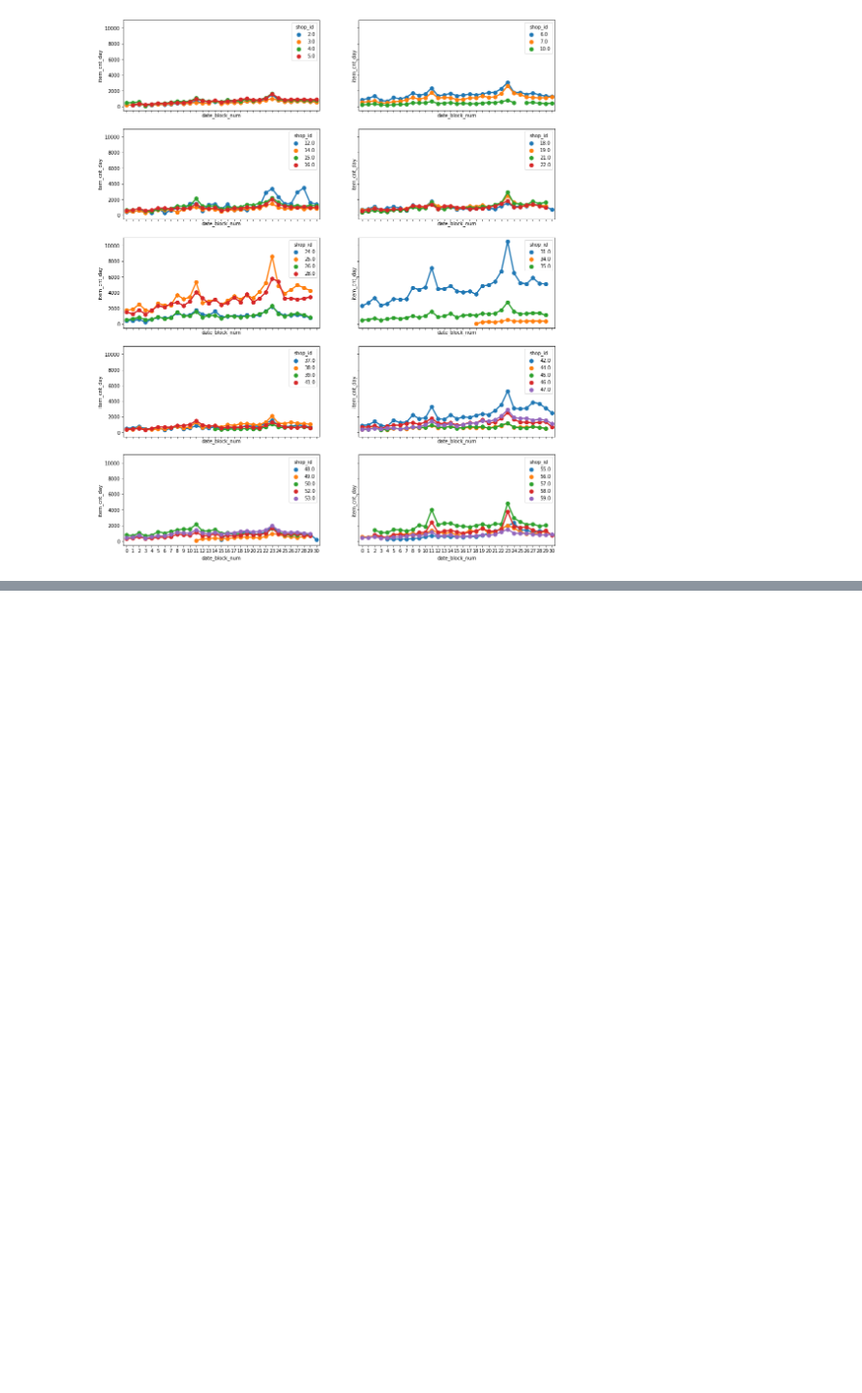
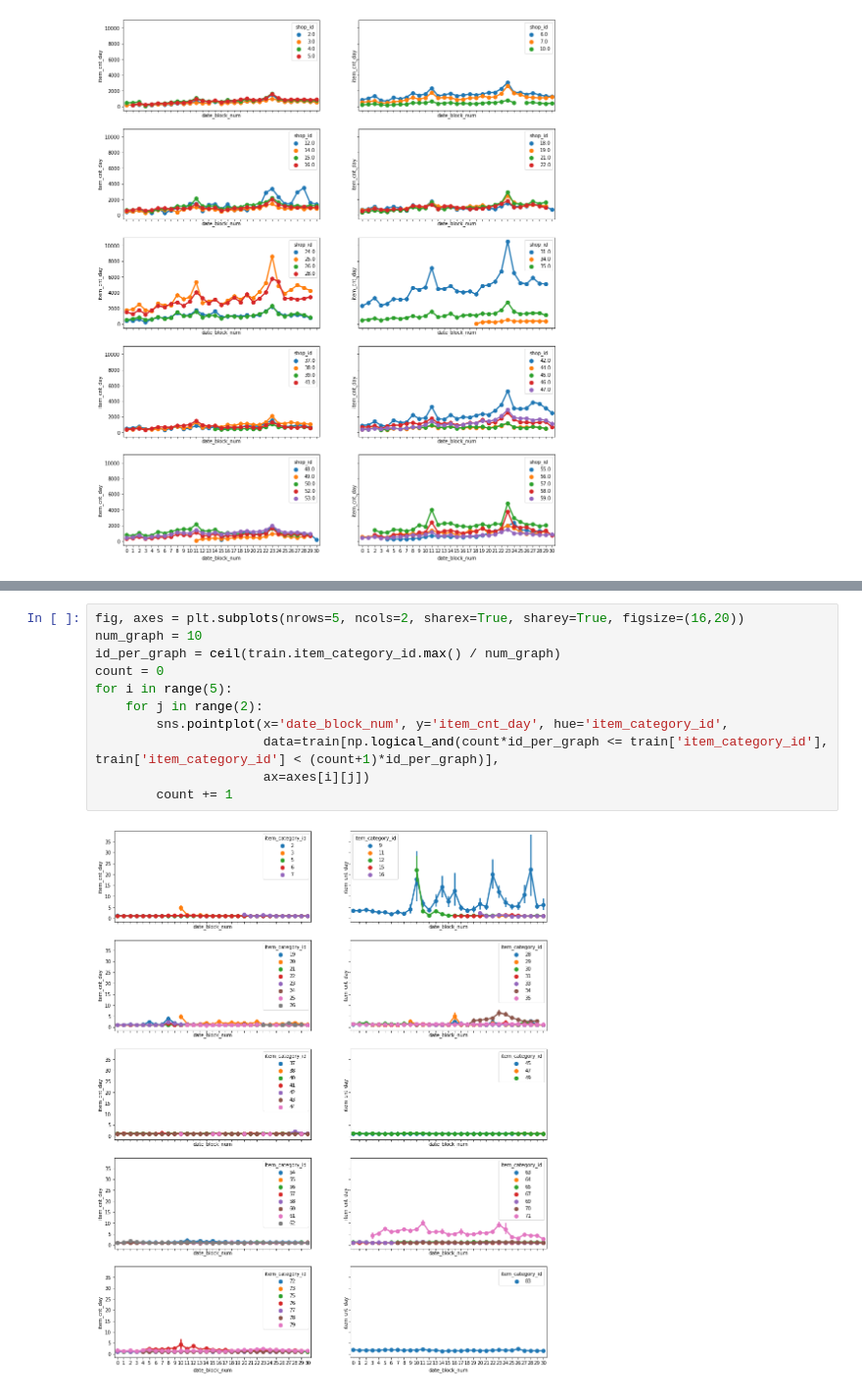
Before and after one commit to deepkick/kagglebook, a Jupyter notebook: ch01/PredictFutureSales_A_beginner_guide_for_sale_data_prediction.ipynb, the cells around one changed output, grey strips where cells are left out. Shown at 98% size. Drawn from its saved outputs; the diff is of its cells as text; blank space fills up the shorter version.

```diff
--- a/ch01/PredictFutureSales_A_beginner_guide_for_sale_data_prediction.ipynb
+++ b/ch01/PredictFutureSales_A_beginner_guide_for_sale_data_prediction.ipynb
@@ -125,0 +163,13 @@ for i in range(5):
+# %%
+fig, axes = plt.subplots(nrows=5, ncols=2, sharex=True, sharey=True, figsize=(16,20))
+num_graph = 10
+id_per_graph = ceil(train.item_category_id.max() / num_graph)
+count = 0
+for i in range(5):
+    for j in range(2):
+        sns.pointplot(x='date_block_num', y='item_cnt_day', hue='item_category_id',
+                      data=train[np.logical_and(count*id_per_graph <= train['item_category_id'], train['item_category_id'] < (count+1)*id_per_graph)],
+                      ax=axes[i][j])
+        count += 1
+# %% [output]
+[figure, added]
```
Also changed, not shown: parts of 35 cells of this notebook.
